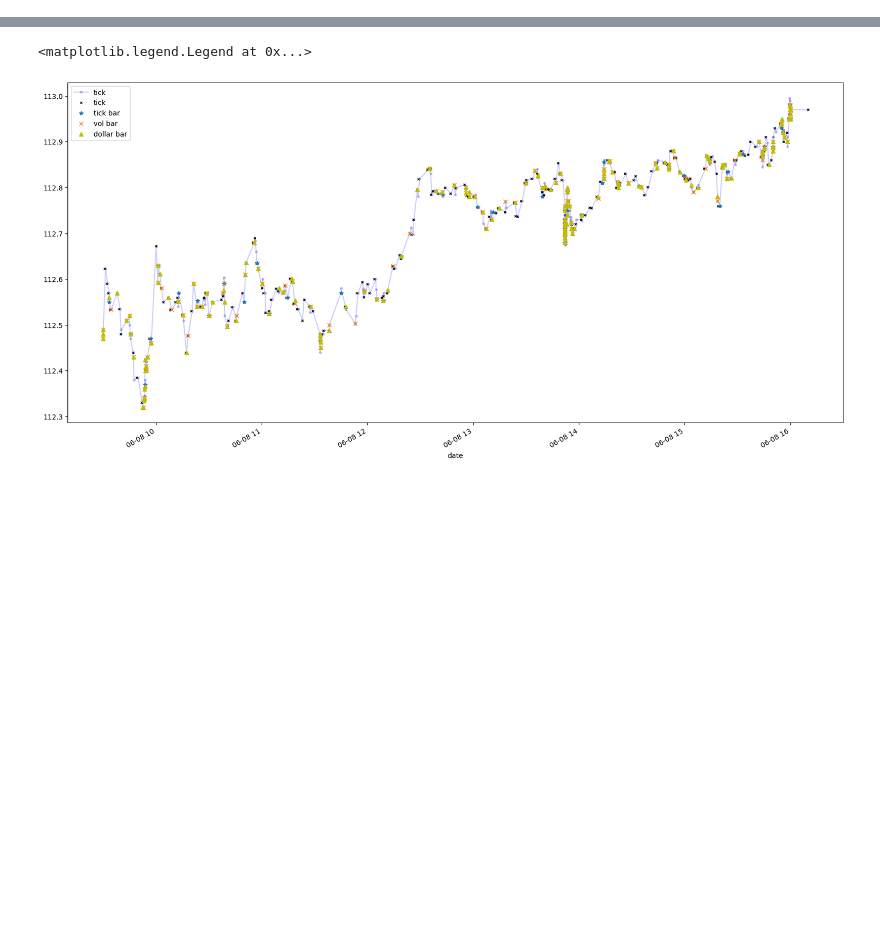
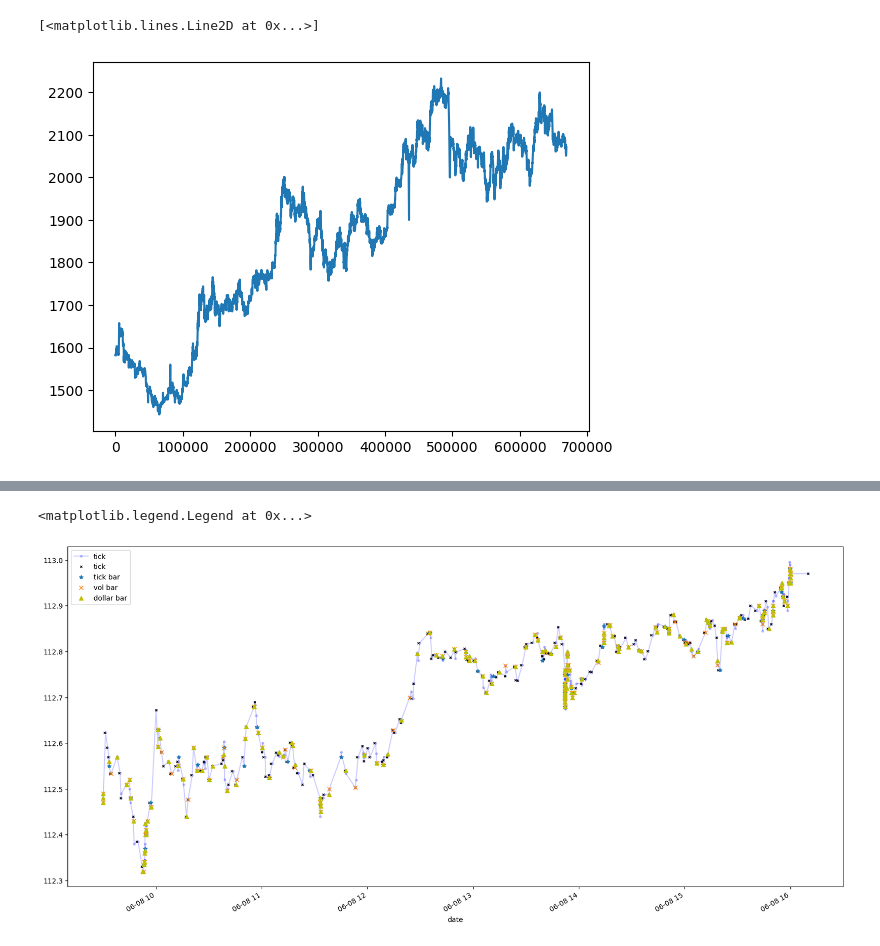
Before and after one commit to SamuelGnp/financial-ML-CPP, a Jupyter notebook: notebooks/sampling.ipynb, the cells around one changed output, grey strips where cells are left out. Saved outputs shown, nothing was run; the diff lists cells and outputs as text; code cells hidden in the pictures; blank space fills up the shorter version.

```diff
--- a/notebooks/sampling.ipynb
+++ b/notebooks/sampling.ipynb
@@ -105,0 +162,5 @@ df_minute = df.price.resample('min').ohlc().dropna()
+# %%
+plt.plot(finstructs.dollar_data.price)
+# %% [output]
+[<matplotlib.lines.Line2D at 0x...>]
+[figure, added]
```
Also changed, not shown: parts of 30 cells of this notebook.
